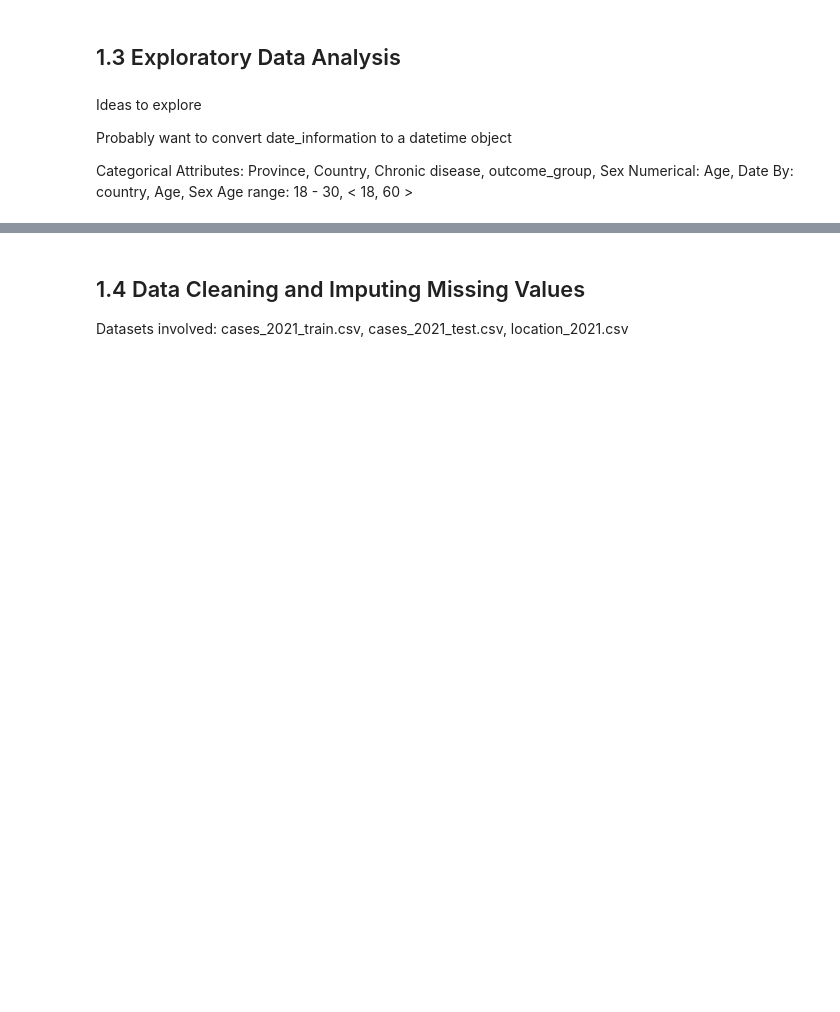
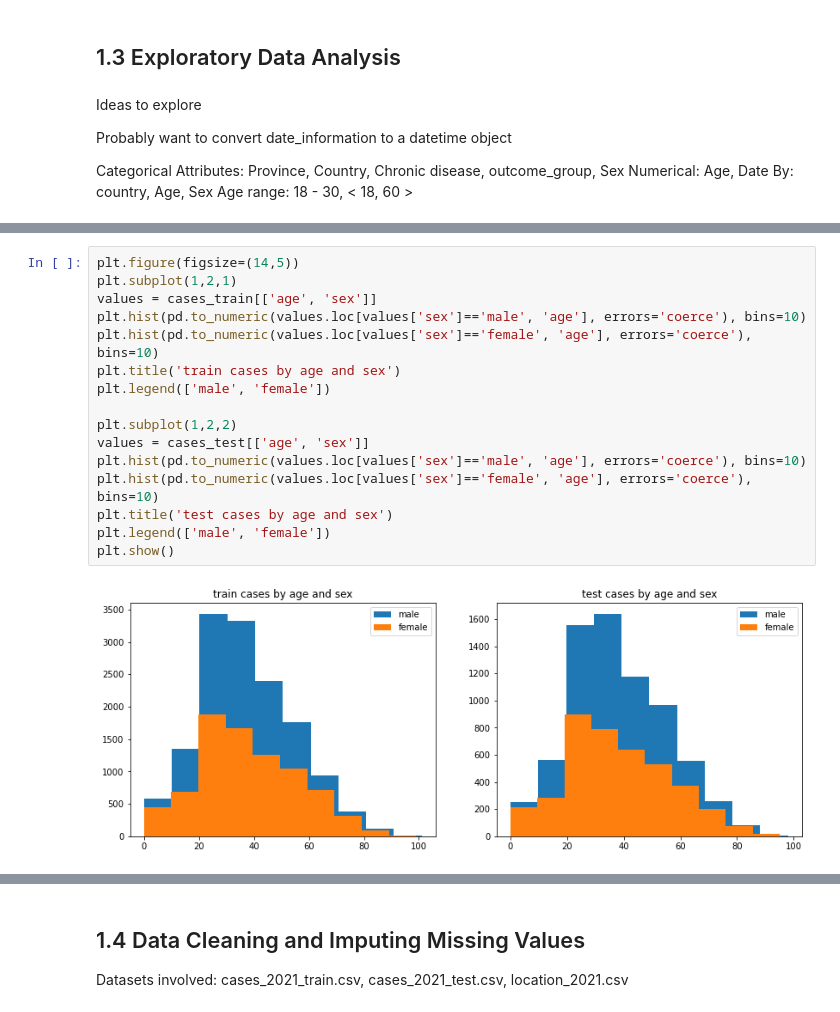
Before and after one commit to YufengLuo98/CMPT-459-Course-Project, a Jupyter notebook: milestone-1.ipynb, the cells around one changed output, grey strips where cells are left out. Cells and saved outputs as stored; diff of their text form; blank space fills up the shorter version.

```diff
--- a/milestone-1.ipynb
+++ b/milestone-1.ipynb
@@ -109,0 +158,18 @@ Age range: 18 - 30, < 18, 60 >
+# %%
+plt.figure(figsize=(14,5))
+plt.subplot(1,2,1)
+values = cases_train[['age', 'sex']]
+plt.hist(pd.to_numeric(values.loc[values['sex']=='male', 'age'], errors='coerce'), bins=10)
+plt.hist(pd.to_numeric(values.loc[values['sex']=='female', 'age'], errors='coerce'), bins=10)
+plt.title('train cases by age and sex')
+plt.legend(['male', 'female'])
+
+plt.subplot(1,2,2)
+values = cases_test[['age', 'sex']]
+plt.hist(pd.to_numeric(values.loc[values['sex']=='male', 'age'], errors='coerce'), bins=10)
+plt.hist(pd.to_numeric(values.loc[values['sex']=='female', 'age'], errors='coerce'), bins=10)
+plt.title('test cases by age and sex')
+plt.legend(['male', 'female'])
+plt.show()
+# %% [output]
+[figure, added]
```
Also changed, not shown: parts of 19 cells of this notebook.
